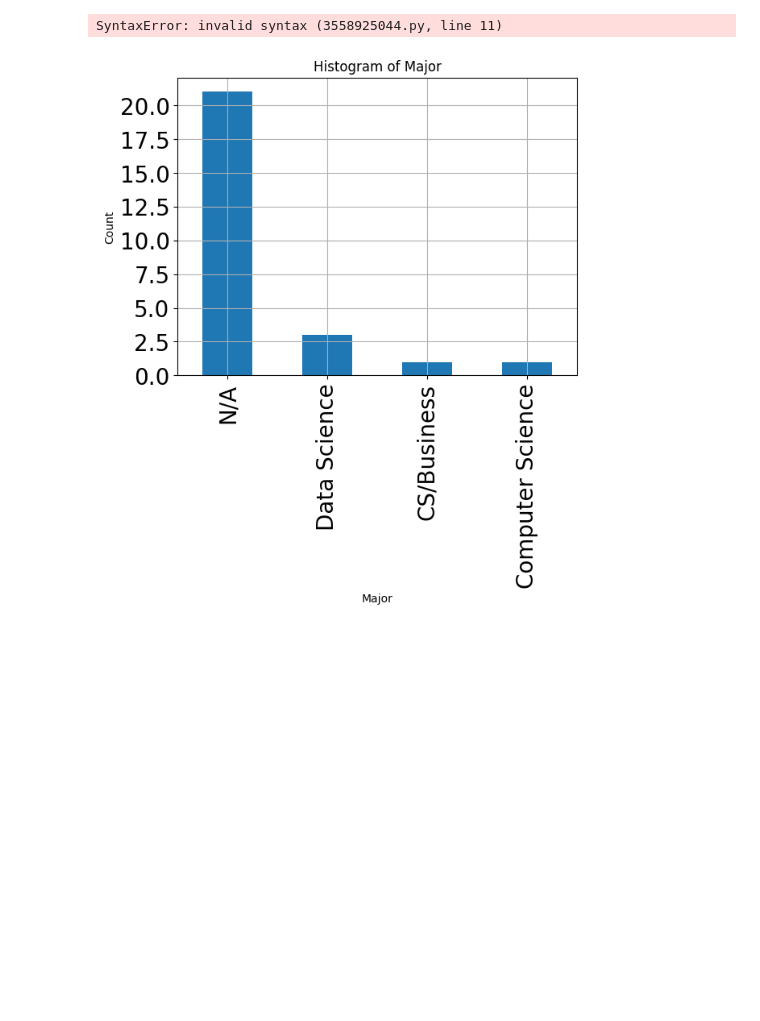
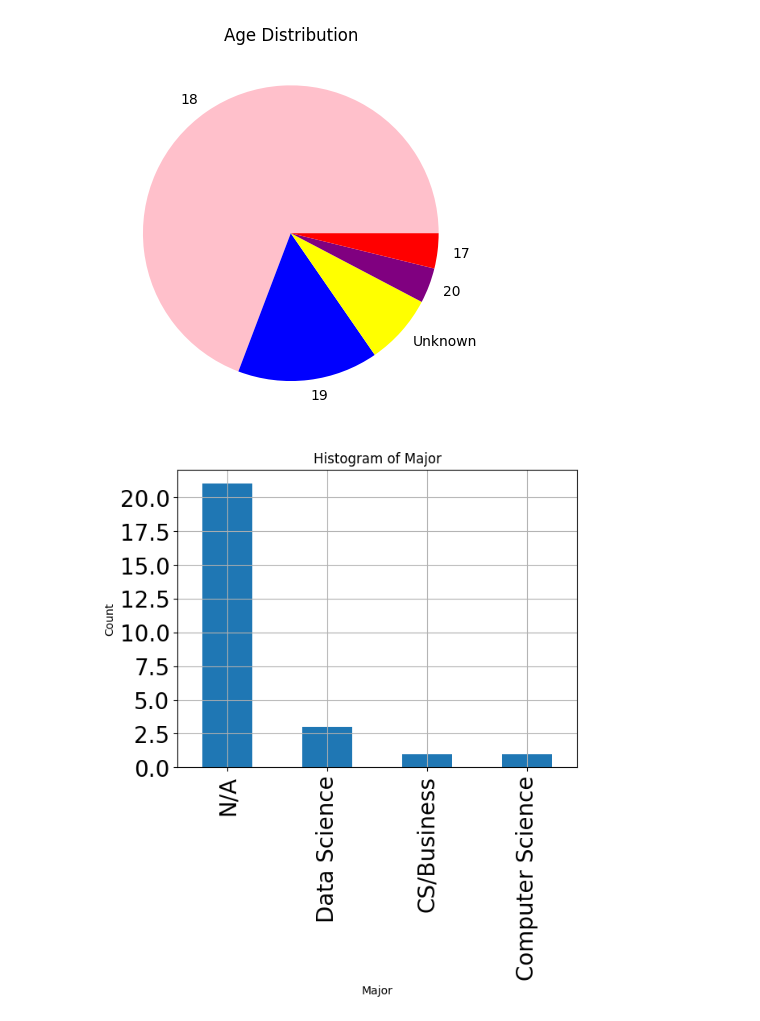
Before and after one commit to Acheedella1/Acheedella1, a Jupyter notebook: Data Cleaning.ipynb, the cells around one changed output. Drawn from its saved outputs; the diff is of its cells as text; code cells hidden in the pictures; blank space fills up the shorter version.

```diff
--- a/Data Cleaning.ipynb
+++ b/Data Cleaning.ipynb
@@ -1,23 +1,25 @@
 # %%
 import pandas as pd
 import numpy as np
 import matplotlib.pyplot as plt
 Classdata_df = pd.read_csv("CSCI_Fall_2024_survey.csv")
-Classdata_df["Age"]=np.where(Classdata_df["How old are you?"]==17,
-                             np.where(Classdata_df["How old are you?"]==18,
-                                      np.where(Classdata_df["How old are you?"]==19,
-                                               np.where(Classdata_df["How old are you?"]==20,
-                                                       np.where(Classdata_df["How old are you"]==21,"Unknown",))))
-
+Classdata_df["Age"] = Classdata_df["How old are you?"].replace({
+    17: 17,
+    18: 18,
+    19: 19,
+    20: 20,
+    21: "Unknown"
+})
 agg_Age = Classdata_df["Age"].value_counts()
-colors = ['pink', 'sky blue', 'yellow', 'purple', 'red']  # Adjust colors as needed
+colors = ['pink', 'blue', 'yellow', 'purple', 'red']
 agg_Age.plot(kind="pie", colors=colors)
 plt.title('Age Distribution')
 plt.ylabel('')
 plt.show()
+
 #This is a pie graph that shows the distribution of age in our class.
 # %% [output]
-SyntaxError: invalid syntax (3558925044.py, line 11)
+[figure, added]
 # %%
 #Distribution of Majors,HIST
 #This is supposed to be a histogram showing how many data science majors are in the class.
```
Also changed, not shown: parts of 1 cell of this notebook.
